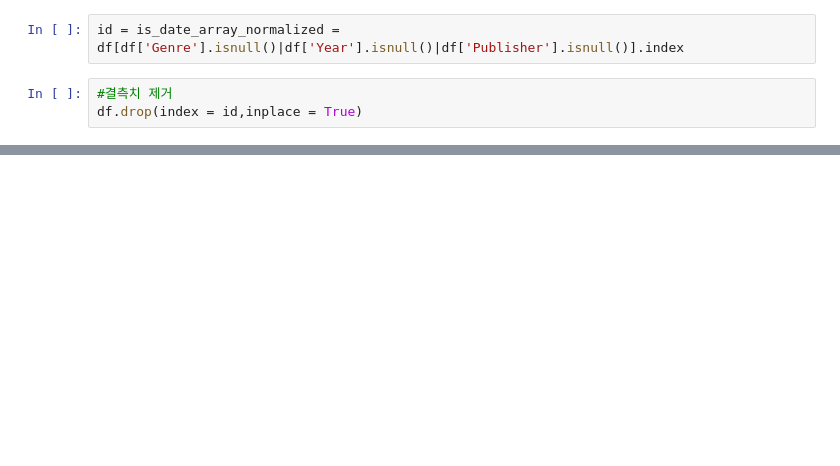
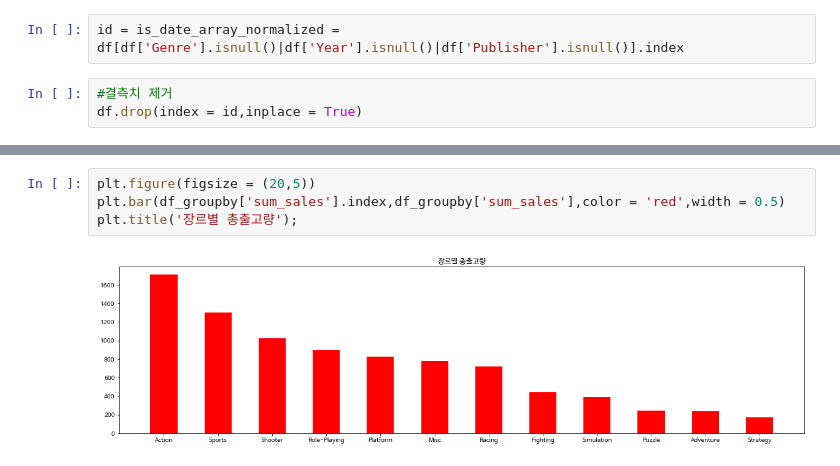
Before and after one commit to youngwoo3283/codestates_section1_project, a Jupyter notebook: section1_project.ipynb, the cells around one changed output, grey strips where cells are left out. Saved outputs shown, nothing was run; the diff lists cells and outputs as text; blank space fills up the shorter version.

```diff
--- a/section1_project.ipynb
+++ b/section1_project.ipynb
@@ -85,0 +333,6 @@ Name: Platform, dtype: int64
+# %%
+plt.figure(figsize = (20,5))
+plt.bar(df_groupby['sum_sales'].index,df_groupby['sum_sales'],color = 'red',width = 0.5)
+plt.title('장르별 총출고량');
+# %% [output]
+[figure, added]
```
Also changed, not shown: parts of 39 cells of this notebook.
